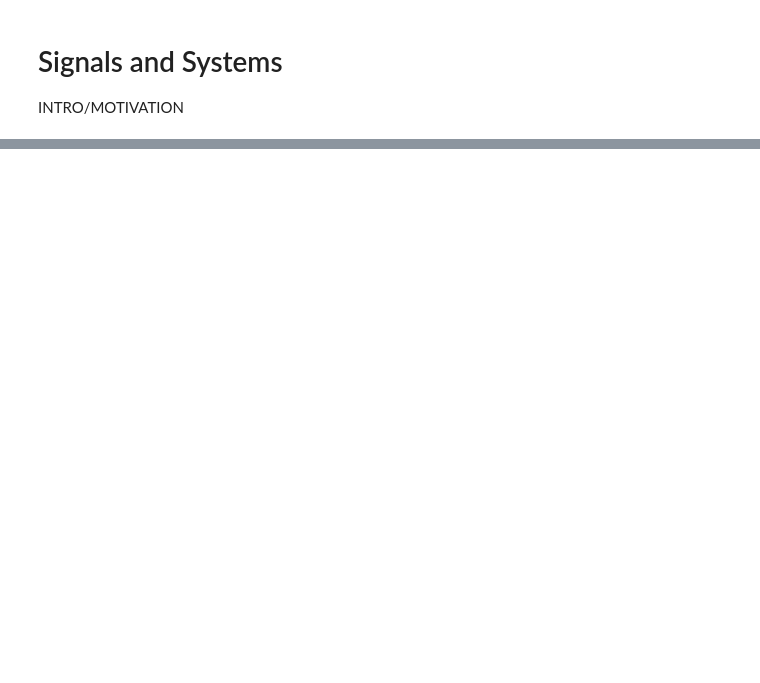
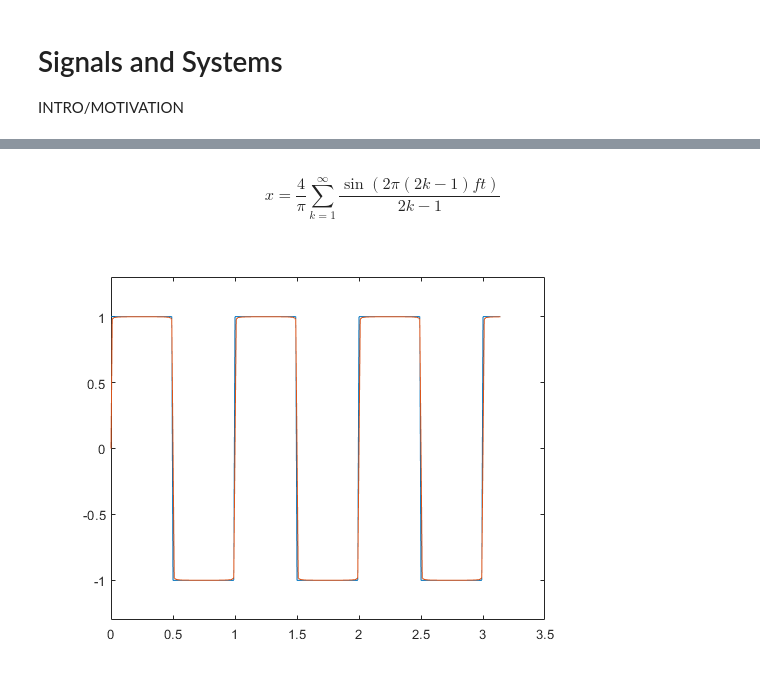
Before and after one commit to lmn93beo/9-014-Book, a Jupyter notebook: Signals-Systems.ipynb, the cells around one changed output, grey strips where cells are left out. Drawn from its saved outputs; the diff is of its cells as text; code cells hidden in the pictures; blank space fills up the shorter version.

```diff
--- a/Signals-Systems.ipynb
+++ b/Signals-Systems.ipynb
@@ -91,0 +116,21 @@ In a lot of neuroscience, we assume shift invariant systems For example,  when y
+# %% [markdown]
+$$ x = \frac{4}{\pi}\sum_{k=1}^{\infty} \frac{\sin(2\pi(2k-1)ft)}{2k-1} $$
+# %%
+
+
+userEnd = 250;
+
+t = 0:0.01:pi;
+f = 1;
+out = 0;
+
+for k = 1:userEnd
+    out = out + 4/pi*sin(2*pi*(2*k-1)*f*t)/(2*k-1);
+end
+
+figure;
+plot(t, square(2*pi*t));
+hold on; ylim([-1.3 1.3])
+plot(t, out);
+# %% [output]
+[figure, added]
```
Also changed, not shown: parts of 12 cells of this notebook, 4 other files.
